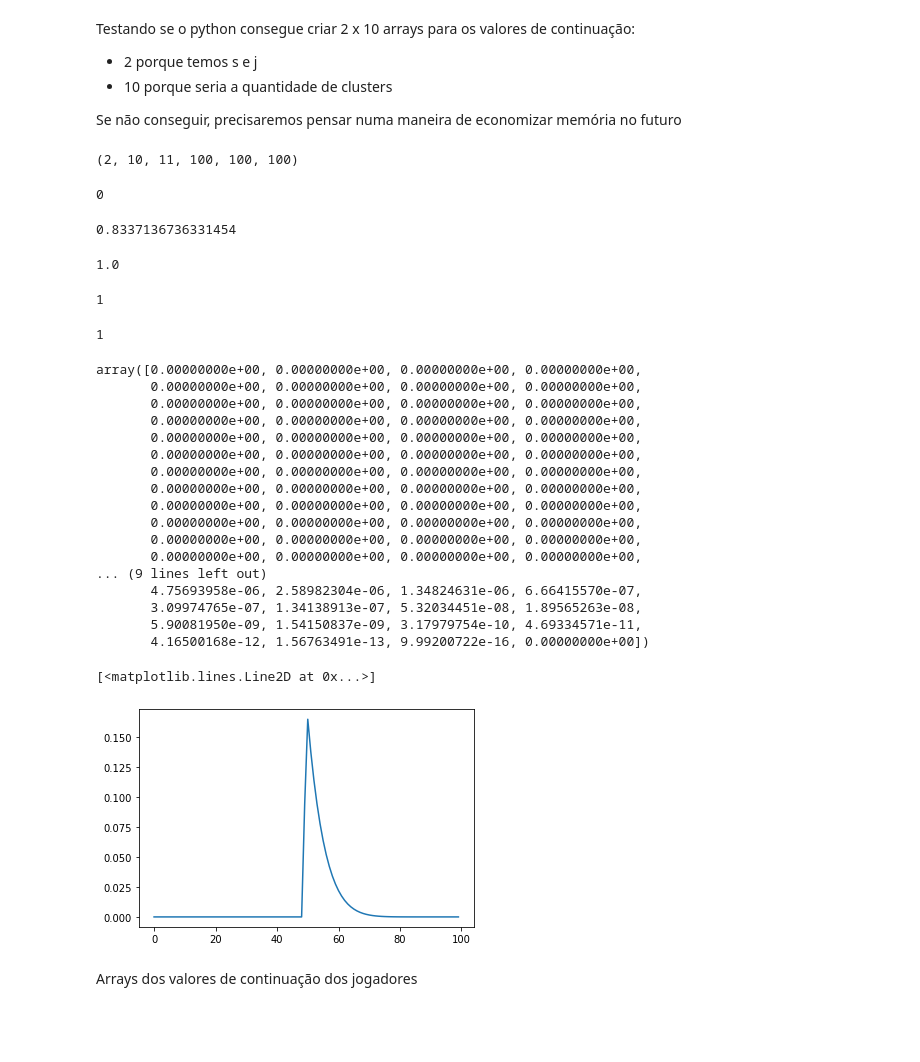
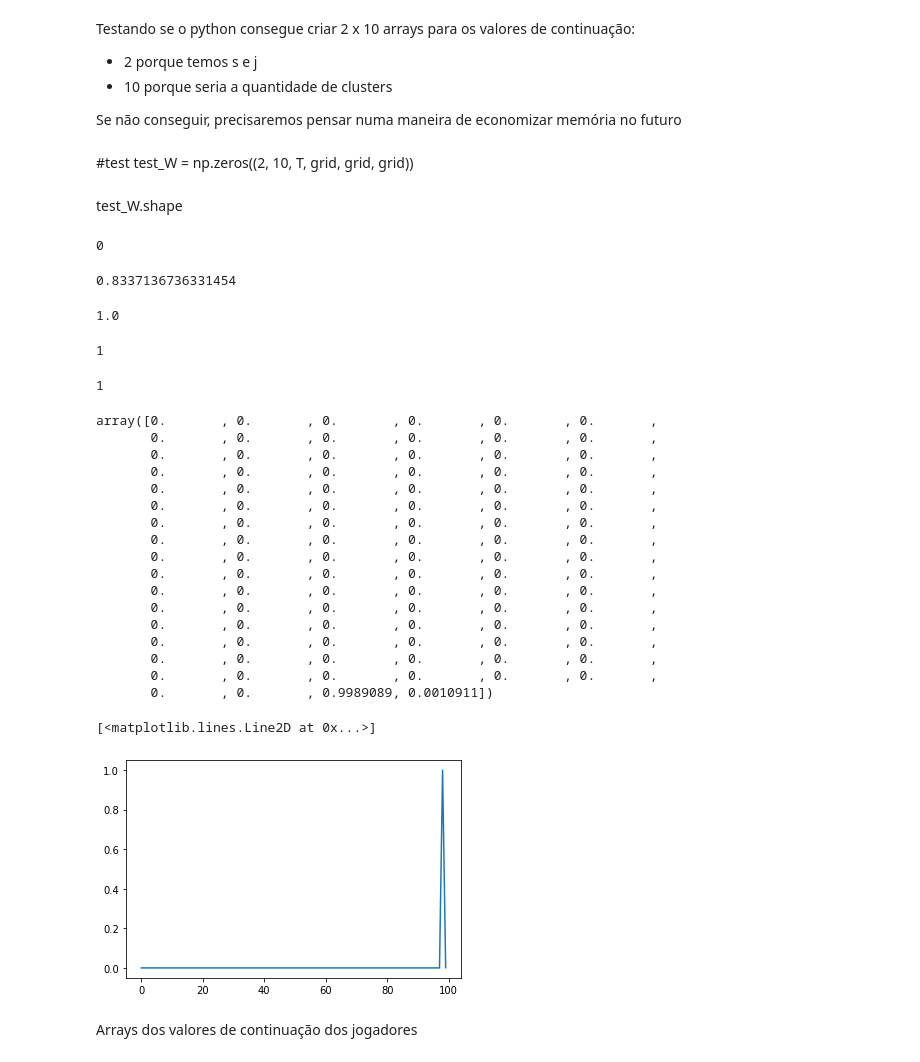
Before and after one commit to jmatheusgpa/Bargaining, a Jupyter notebook: Bellman.ipynb, the cells around one changed output. Drawn from its saved outputs; the diff is of its cells as text; code cells hidden in the pictures; blank space fills up the shorter version.

```diff
--- a/Bellman.ipynb
+++ b/Bellman.ipynb
@@ -167,7 +199,8 @@ test_W = np.zeros((2, 10, T, grid, grid, grid))
-# %%
-test_W.shape
-# %% [output]
-(2, 10, 11, 100, 100, 100)
+# %% [markdown]
+#test
+test_W = np.zeros((2, 10, T, grid, grid, grid))
+# %% [markdown]
+test_W.shape
 # %%
 def cdf(x, lt):
 
@@ -202,39 +235,39 @@ cdf(1, 0.9)
 # %%
 #nova versão da função pmf: agora cada ponto do grid é o centro da cdf
 def pmf_cdf(lt, δ = hlow/2):
 
     pmf = np.empty(grid)
 
 
     for i, h in enumerate(hvals):
         pmf[i] = cdf(h+δ, lt) - cdf(h-δ, lt)
 
     return pmf
 
 
-lt = 0.5
+lt = 0.99
 pmf_cdf(lt)
 plt.plot(pmf_cdf(lt))
 # %% [output]
-array([0.00000000e+00, 0.00000000e+00, 0.00000000e+00, 0.00000000e+00,
-       0.00000000e+00, 0.00000000e+00, 0.00000000e+00, 0.00000000e+00,
-       0.00000000e+00, 0.00000000e+00, 0.00000000e+00, 0.00000000e+00,
-       0.00000000e+00, 0.00000000e+00, 0.00000000e+00, 0.00000000e+00,
-       0.00000000e+00, 0.00000000e+00, 0.00000000e+00, 0.00000000e+00,
-       0.00000000e+00, 0.00000000e+00, 0.00000000e+00, 0.00000000e+00,
-       0.00000000e+00, 0.00000000e+00, 0.00000000e+00, 0.00000000e+00,
-       0.00000000e+00, 0.00000000e+00, 0.00000000e+00, 0.00000000e+00,
-       0.00000000e+00, 0.00000000e+00, 0.00000000e+00, 0.00000000e+00,
-       0.00000000e+00, 0.00000000e+00, 0.00000000e+00, 0.00000000e+00,
-       0.00000000e+00, 0.00000000e+00, 0.00000000e+00, 0.00000000e+00,
-       0.00000000e+00, 0.00000000e+00, 0.00000000e+00, 0.00000000e+00,
-... (9 lines left out)
-       4.75693958e-06, 2.58982304e-06, 1.34824631e-06, 6.66415570e-07,
-       3.09974765e-07, 1.34138913e-07, 5.32034451e-08, 1.89565263e-08,
-       5.90081950e-09, 1.54150837e-09, 3.17979754e-10, 4.69334571e-11,
-       4.16500168e-12, 1.56763491e-13, 9.99200722e-16, 0.00000000e+00])
+array([0.       , 0.       , 0.       , 0.       , 0.       , 0.       ,
+       0.       , 0.       , 0.       , 0.       , 0.       , 0.       ,
+       0.       , 0.       , 0.       , 0.       , 0.       , 0.       ,
+       0.       , 0.       , 0.       , 0.       , 0.       , 0.       ,
+       0.       , 0.       , 0.       , 0.       , 0.       , 0.       ,
+       0.       , 0.       , 0.       , 0.       , 0.       , 0.       ,
+       0.       , 0.       , 0.       , 0.       , 0.       , 0.       ,
+       0.       , 0.       , 0.       , 0.       , 0.       , 0.       ,
+       0.       , 0.       , 0.       , 0.       , 0.       , 0.       ,
+       0.       , 0.       , 0.       , 0.       , 0.       , 0.       ,
+       0.       , 0.       , 0.       , 0.       , 0.       , 0.       ,
+       0.       , 0.       , 0.       , 0.       , 0.       , 0.       ,
+       0.       , 0.       , 0.       , 0.       , 0.       , 0.       ,
+       0.       , 0.       , 0.       , 0.       , 0.       , 0.       ,
+       0.       , 0.       , 0.       , 0.       , 0.       , 0.       ,
+       0.       , 0.       , 0.       , 0.       , 0.       , 0.       ,
+       0.       , 0.       , 0.9989089, 0.0010911])
 [<matplotlib.lines.Line2D at 0x...>]
-[figure, old version]
+[figure, new version]
 # %%
 #gerando as pmfs
 
```
Also changed, not shown: parts of 35 cells of this notebook.
